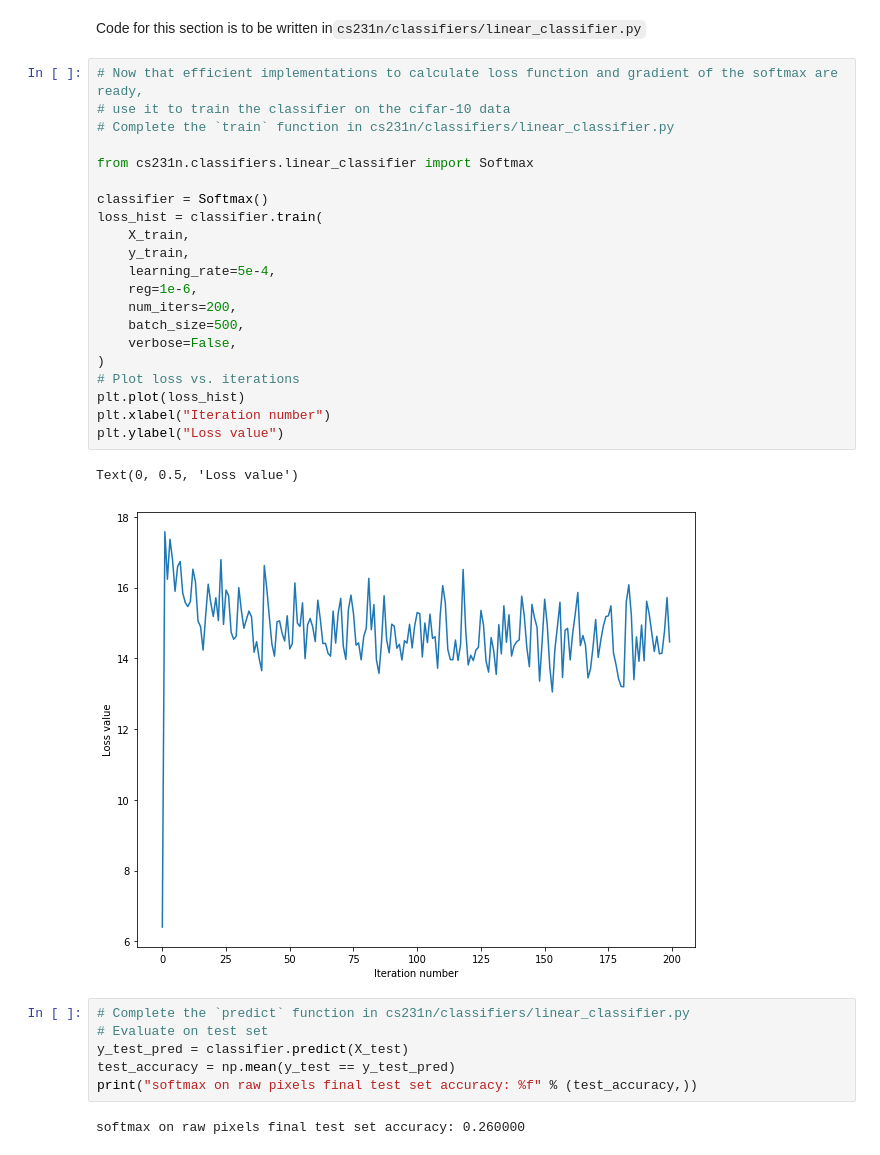
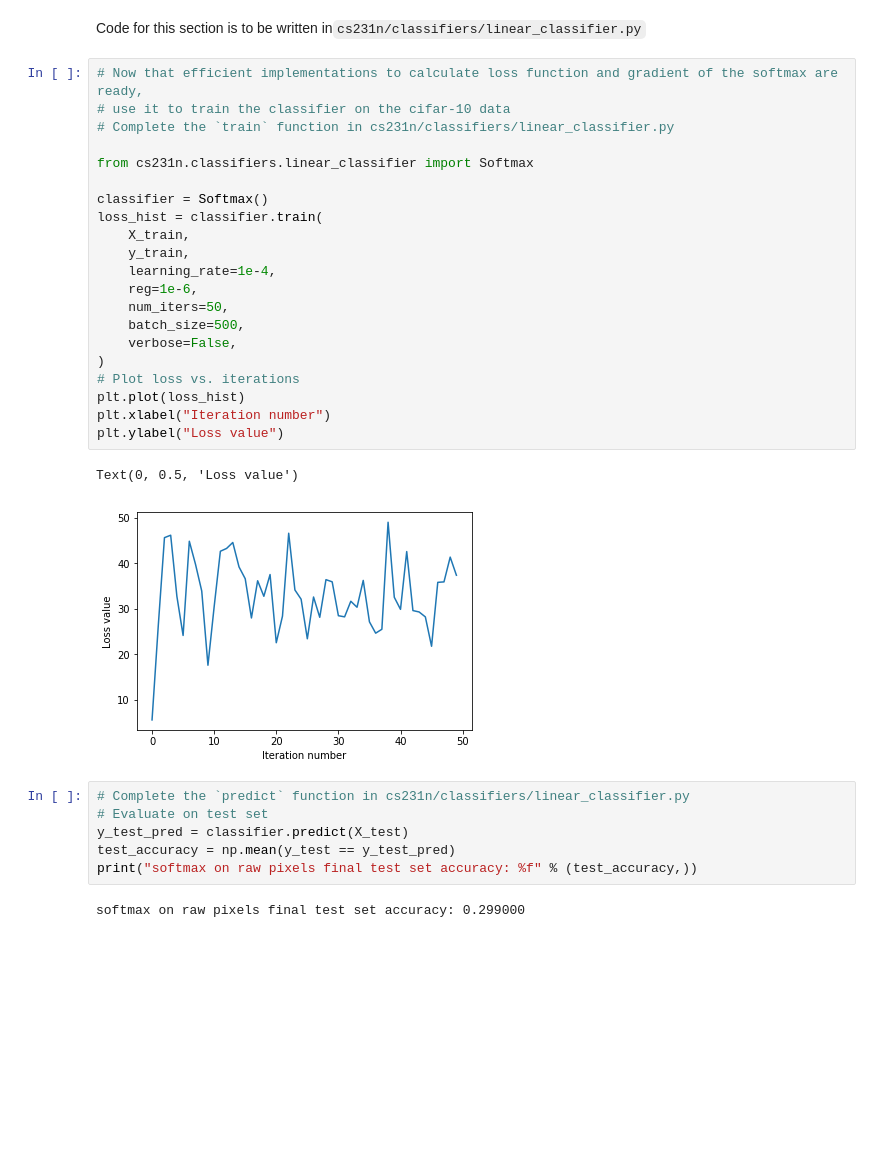
Before and after one commit to dfernandez33/CS7643_DeepLearning, a Jupyter notebook: ps1/hw1_q8_starter/assignment/1_cs231n/softmax.ipynb, the cells around one changed output. Saved outputs shown, nothing was run; the diff lists cells and outputs as text; blank space fills up the shorter version.

```diff
--- a/ps1/hw1_q8_starter/assignment/1_cs231n/softmax.ipynb
+++ b/ps1/hw1_q8_starter/assignment/1_cs231n/softmax.ipynb
@@ -90,27 +87,27 @@ Code for this section is to be written in`cs231n/classifiers/linear_classifier.p
 # %%
 # Now that efficient implementations to calculate loss function and gradient of the softmax are ready,
 # use it to train the classifier on the cifar-10 data
 # Complete the `train` function in cs231n/classifiers/linear_classifier.py
 
 from cs231n.classifiers.linear_classifier import Softmax
 
 classifier = Softmax()
 loss_hist = classifier.train(
     X_train,
     y_train,
-    learning_rate=5e-4,
+    learning_rate=1e-4,
     reg=1e-6,
-    num_iters=200,
+    num_iters=50,
     batch_size=500,
     verbose=False,
 )
 # Plot loss vs. iterations
 plt.plot(loss_hist)
 plt.xlabel("Iteration number")
 plt.ylabel("Loss value")
 # %% [output]
 Text(0, 0.5, 'Loss value')
-[figure, old version]
+[figure, new version]
 # %%
 # Complete the `predict` function in cs231n/classifiers/linear_classifier.py
 # Evaluate on test set
@@ -118,7 +115,7 @@ y_test_pred = classifier.predict(X_test)
 test_accuracy = np.mean(y_test == y_test_pred)
 print("softmax on raw pixels final test set accuracy: %f" % (test_accuracy,))
 # %% [output]
-softmax on raw pixels final test set accuracy: 0.260000
+softmax on raw pixels final test set accuracy: 0.299000
 # %%
 # Visualize the learned weights for each class
 w = classifier.W[:, :-1]  # strip out the bias
```
Also changed, not shown: parts of 3 cells of this notebook, 14 other files.
